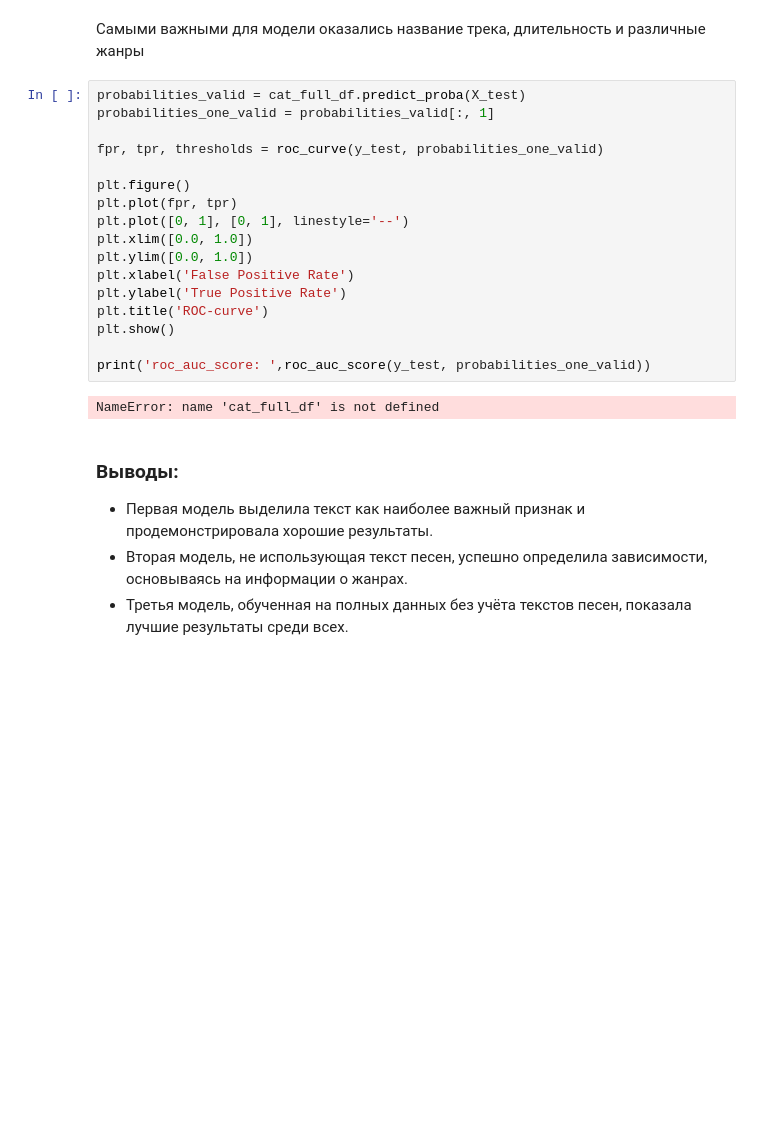
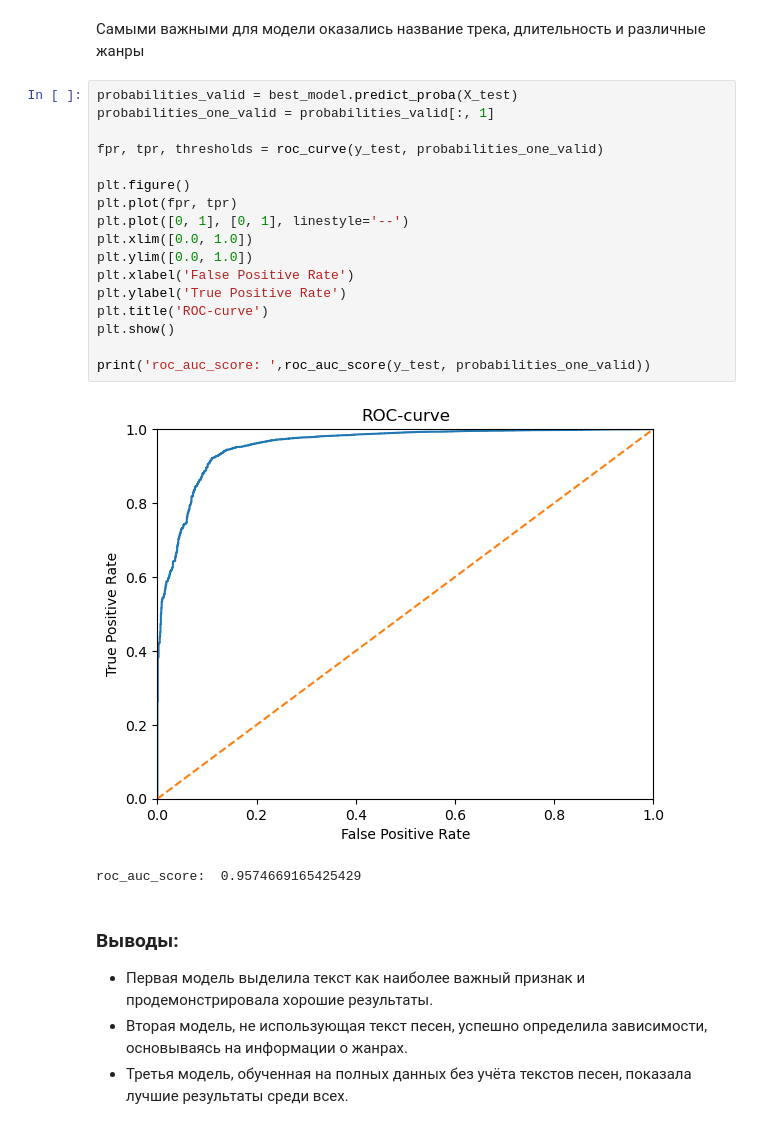
Before and after one commit to EkaterinaIII/Y_Music_NLP, a Jupyter notebook: y_music.ipynb, the cells around one changed output. Saved outputs shown, nothing was run; the diff lists cells and outputs as text; blank space fills up the shorter version.

```diff
--- a/y_music.ipynb
+++ b/y_music.ipynb
@@ -909,24 +907,25 @@ plt.show()
 # %% [markdown]
 Самыми важными для модели оказались название трека, длительность и различные жанры
 # %%
-probabilities_valid = cat_full_df.predict_proba(X_test)
+probabilities_valid = best_model.predict_proba(X_test)
 probabilities_one_valid = probabilities_valid[:, 1]
 
 fpr, tpr, thresholds = roc_curve(y_test, probabilities_one_valid)
 
 plt.figure()
 plt.plot(fpr, tpr)
 plt.plot([0, 1], [0, 1], linestyle='--')
 plt.xlim([0.0, 1.0])
 plt.ylim([0.0, 1.0])
 plt.xlabel('False Positive Rate')
 plt.ylabel('True Positive Rate')
 plt.title('ROC-curve')
 plt.show()
 
 print('roc_auc_score: ',roc_auc_score(y_test, probabilities_one_valid))
 # %% [output]
+[figure, added]
-NameError: name 'cat_full_df' is not defined
+roc_auc_score:  0.9574669165425429
 # %% [markdown]
 ### Выводы:
 - Первая модель выделила текст как наиболее важный признак и продемонстрировала хорошие результаты.
```
Also changed, not shown: parts of 12 cells of this notebook, 1 other file.
